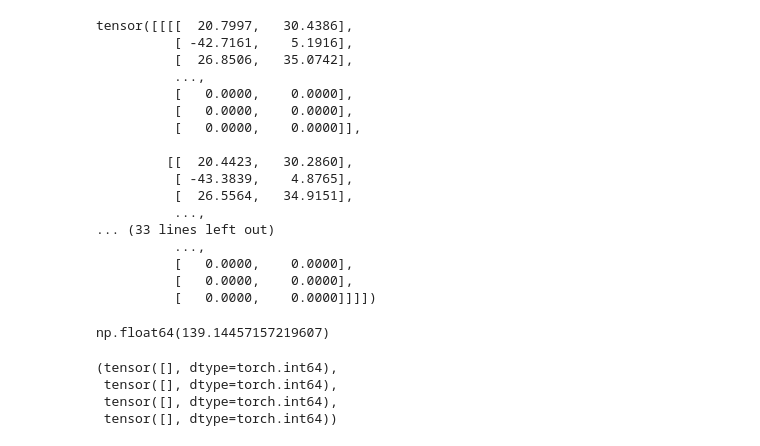
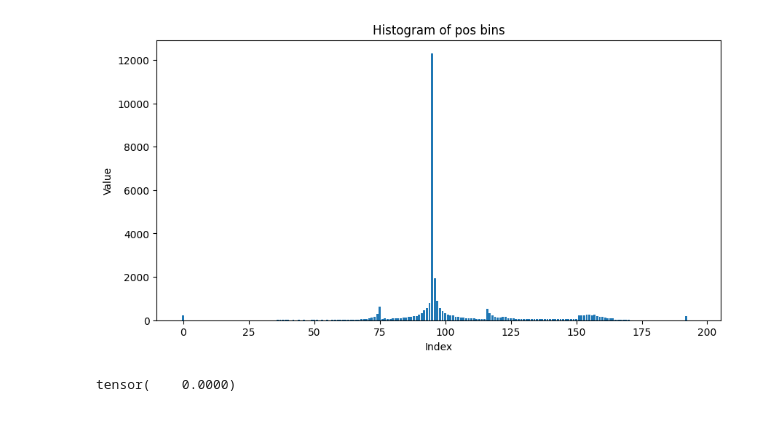
Before and after one commit to harshavardhan-patil/mimolm, a Jupyter notebook: notebooks/eda.ipynb, the cells around one changed output. Cells and saved outputs as stored; diff of their text form; code cells hidden in the pictures.

```diff
--- a/notebooks/eda.ipynb
+++ b/notebooks/eda.ipynb
@@ -300,32 +408,20 @@ tensor([[[[   -29.3771,     -0.0230],
-# %%
-a
-# %% [output]
-tensor([[[[  20.7997,   30.4386],
-          [ -42.7161,    5.1916],
-          [  26.8506,   35.0742],
-          ...,
-          [   0.0000,    0.0000],
-          [   0.0000,    0.0000],
-          [   0.0000,    0.0000]],
-
-         [[  20.4423,   30.2860],
-          [ -43.3839,    4.8765],
-          [  26.5564,   34.9151],
-          ...,
-... (33 lines left out)
-          ...,
-          [   0.0000,    0.0000],
-          [   0.0000,    0.0000],
-          [   0.0000,    0.0000]]]])
-# %%
-np.linalg.norm([[     9.4798,     -0.2392],
-          [   137.8498,     16.3927],])
-# %% [output]
-np.float64(139.14457157219607)
-# %%
-(a == 137.8498).nonzero(as_tuple=True)
-# %% [output]
-(tensor([], dtype=torch.int64),
- tensor([], dtype=torch.int64),
- tensor([], dtype=torch.int64),
- tensor([], dtype=torch.int64))
+# %%
+import seaborn as sns
+import matplotlib.pyplot as plt
+
+plt.figure(figsize=(10, 5))
+plt.bar(torch.arange(len(last_tokens) - 1), last_tokens[:-1])
+
+# Labels and title
+plt.xlabel("Index")
+plt.ylabel("Value")
+plt.title("Histogram of pos bins")
+
+# Show the plot
+plt.show()
+# %% [output]
+[figure, added]
+# %%
+decoder.pos_bins[50]
+# %% [output]
+tensor(    0.0000)
```
Also changed, not shown: parts of 20 cells of this notebook, 6 other files.
